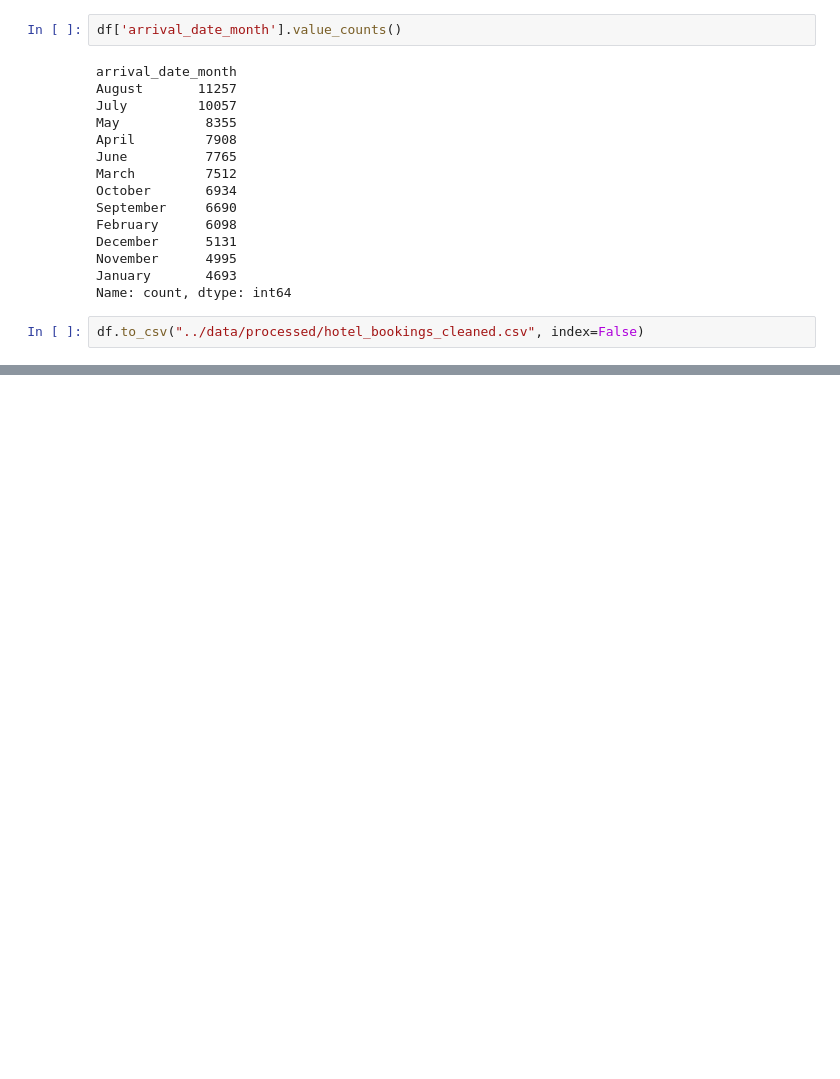
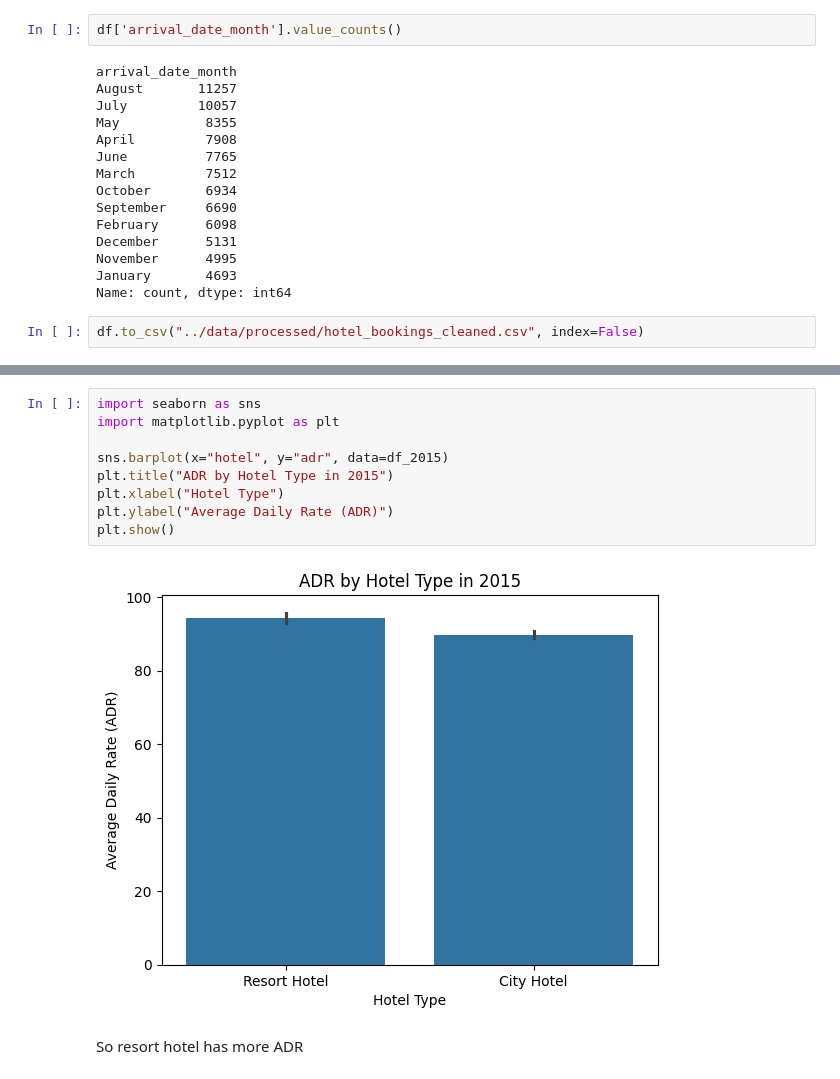
Before and after one commit to mayurimamdi/HotelBookingSystem, a Jupyter notebook: notebooks/01_eda.ipynb, the cells around one changed output, grey strips where cells are left out. Cells and saved outputs as stored; diff of their text form; blank space fills up the shorter version.

```diff
--- a/notebooks/01_eda.ipynb
+++ b/notebooks/01_eda.ipynb
@@ -217,0 +457,13 @@ df.to_csv("../data/processed/hotel_bookings_cleaned.csv", index=False)
+# %%
+import seaborn as sns
+import matplotlib.pyplot as plt
+
+sns.barplot(x="hotel", y="adr", data=df_2015)
+plt.title("ADR by Hotel Type in 2015")
+plt.xlabel("Hotel Type")
+plt.ylabel("Average Daily Rate (ADR)")
+plt.show()
+# %% [output]
+[figure, added]
+# %% [markdown]
+So resort hotel has more ADR
```
Also changed, not shown: parts of 18 cells of this notebook.
